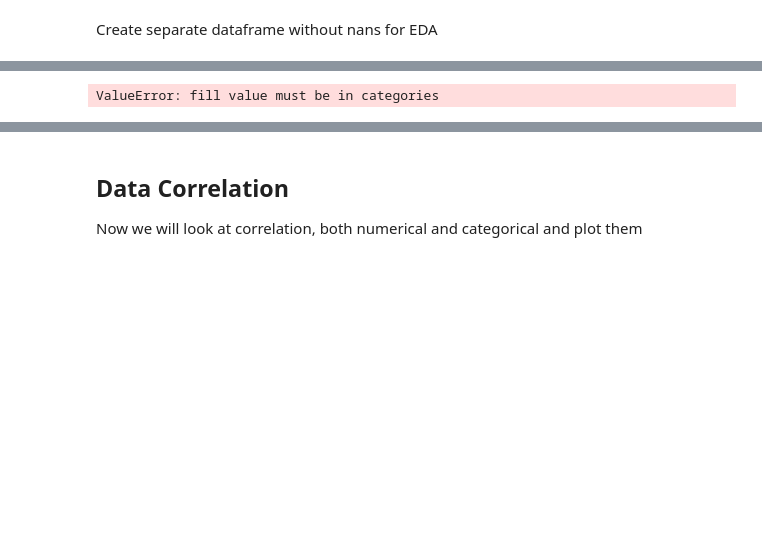
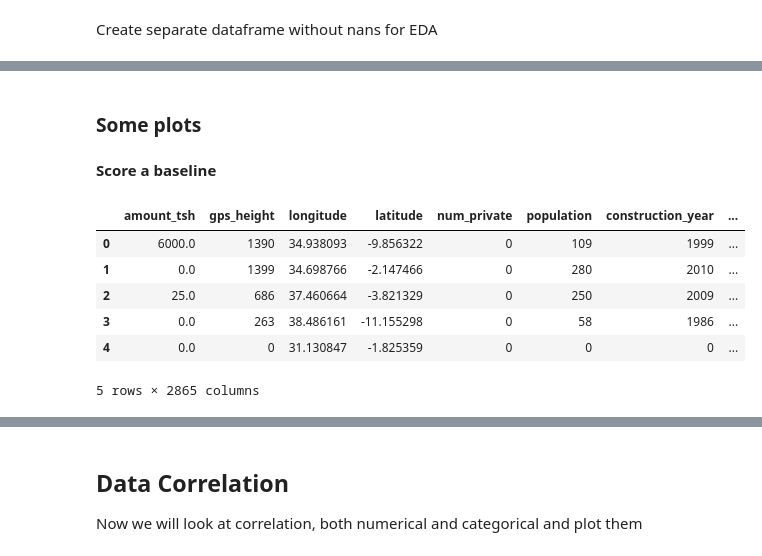
Before and after one commit to f-loguercio/ML_pump_it_up, a Jupyter notebook: ML_water_explore.ipynb, the cells around one changed output, grey strips where cells are left out. Cells and saved outputs as stored; diff of their text form; code cells hidden in the pictures; blank space fills up the shorter version.

```diff
--- a/ML_water_explore.ipynb
+++ b/ML_water_explore.ipynb
@@ -229,10 +219,10 @@ Categories (2, object): [True, False]
 # %%
-data_filled = data
+#data_filled = data
 
-for var in vars_with_nan:
-    data_filled[var].cat.add_categories(['missing_value'])
-    data_filled.fillna('missing_value')
+#for var in vars_with_nan:
+#    data_filled = data_filled[var].cat.add_categories(['missing_value'])
+#    data_filled = data_filled.fillna('missing_value')
 
-data_filled.head()
+#data_filled.head()
-# %% [output]
-ValueError: fill value must be in categories
+# %% [markdown]
+### Some plots
@@ -238,0 +233,21 @@ ValueError: fill value must be in categories
+# %% [markdown]
+**Score a baseline**
+# %%
+my_y_train = data['status_group'].copy()
+#my_y_train = pd.get_dummies(my_y_train)
+
+
+my_X_train = data.copy()
+my_X_train = my_X_train.drop(['id', 'status_group', 'funder', 'installer', 'wpt_name', 'subvillage',
+                             'region', 'lga', 'ward', 'date_recorded'], axis = 1)
+my_X_train = pd.get_dummies(my_X_train)
+# %%
+my_X_train.head()
+# %% [output]
+|  | amount_tsh | gps_height | longitude | latitude | num_private | population | construction_year | ... |
+| 0 | 6000.0 | 1390 | 34.938093 | -9.856322 | 0 | 109 | 1999 | ... |
+| 1 | 0.0 | 1399 | 34.698766 | -2.147466 | 0 | 280 | 2010 | ... |
+| 2 | 25.0 | 686 | 37.460664 | -3.821329 | 0 | 250 | 2009 | ... |
+| 3 | 0.0 | 263 | 38.486161 | -11.155298 | 0 | 58 | 1986 | ... |
+| 4 | 0.0 | 0 | 31.130847 | -1.825359 | 0 | 0 | 0 | ... |
+5 rows × 2865 columns
```
Also changed, not shown: parts of 27 cells of this notebook.
